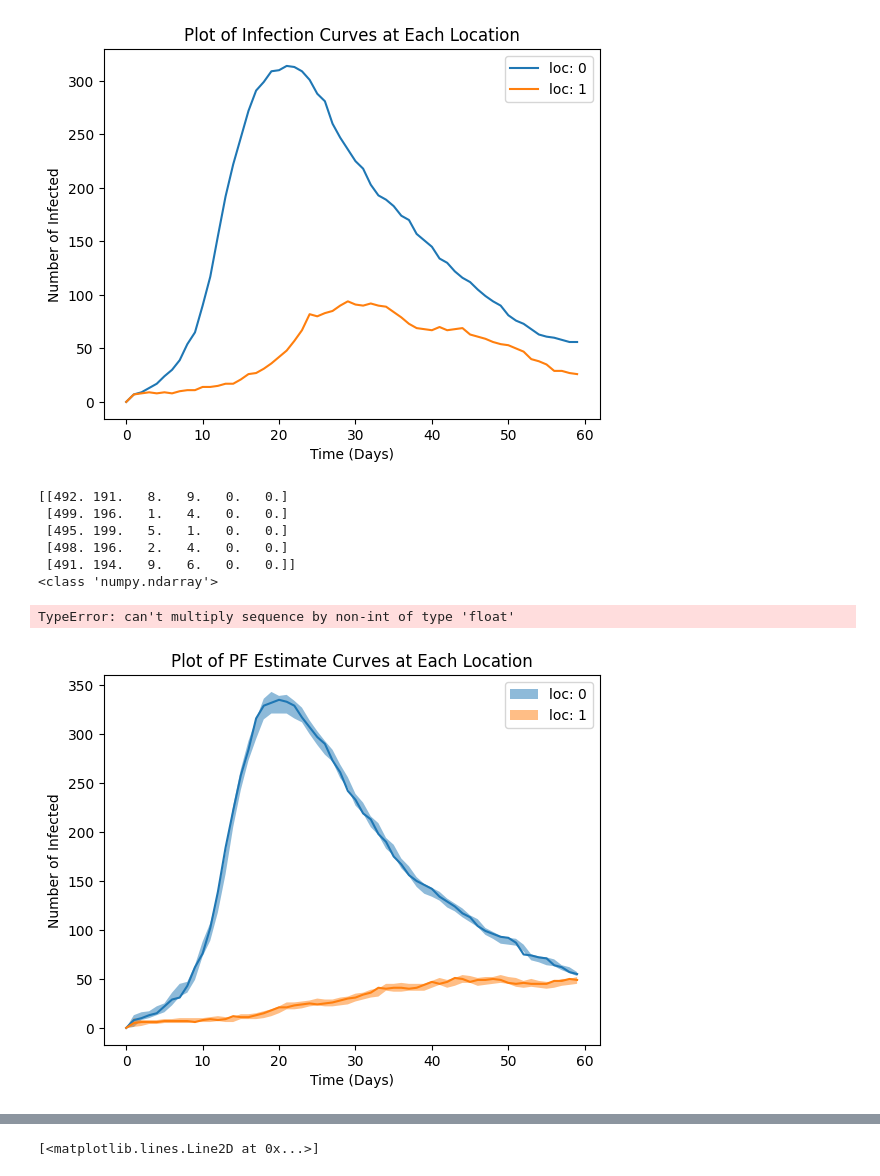
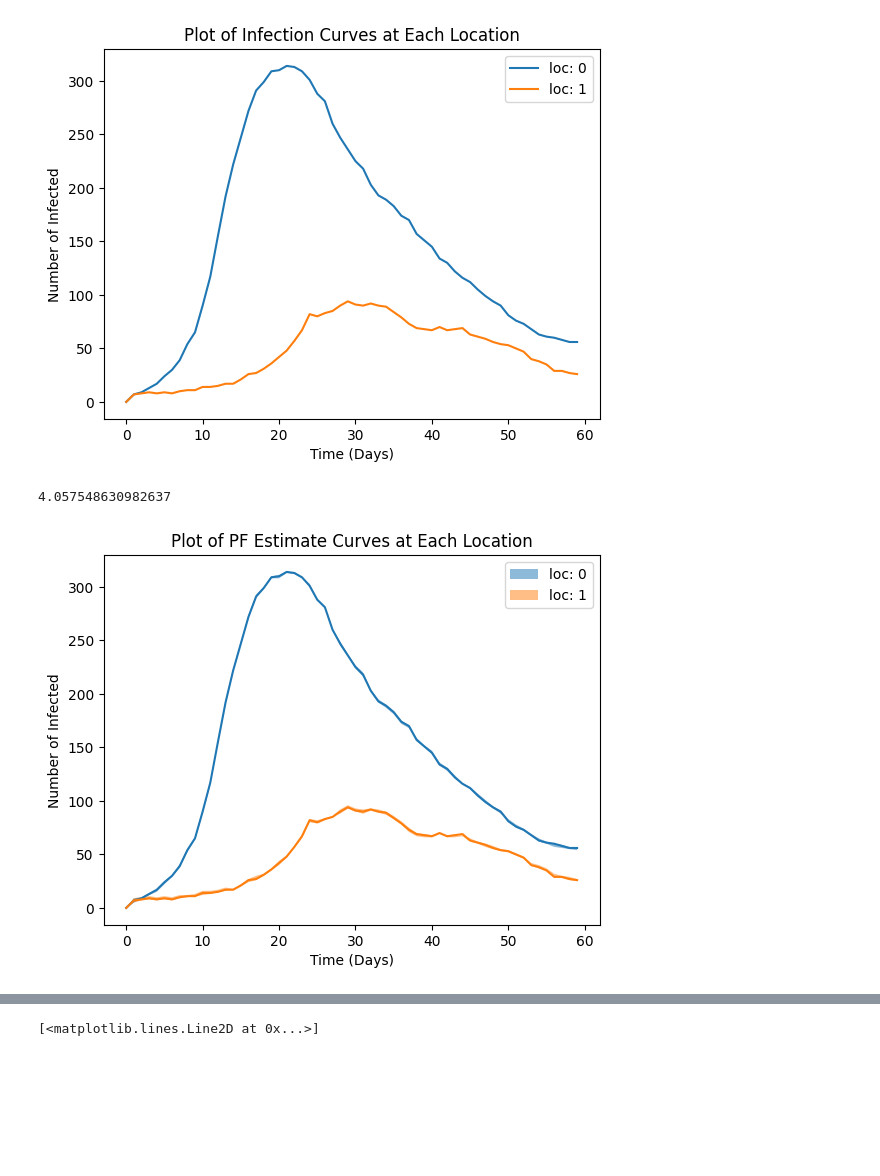
Before and after one commit to Averydx/PMCMC, a Jupyter notebook: examples/PMCMC_Movement.ipynb, the cells around one changed output, grey strips where cells are left out. Drawn from its saved outputs; the diff is of its cells as text; code cells hidden in the pictures; blank space fills up the shorter version.

Commit message:
modified:   examples/PMCMC_Movement.ipynb 	modified:   examples/pmcmc_seir.ipynb 	modified:   pmcmc.py

```diff
--- a/examples/PMCMC_Movement.ipynb
+++ b/examples/PMCMC_Movement.ipynb
@@ -37,7 +37,6 @@ def gen_movement(rng,population,min=0.03, max=0.08, Mov=1, Chain=1):
 day time population. The day time tau leap is moving compartments to different locations.
 We assume that the time clock starts at 8am in the morning. We run the tau leap for 1/3 of the day,
 and then we run the night time tau leap for 2/3 of the day.'''
-
 
 def movers_calc(S,I, mov_ratio):
     '''Performs matrix algebra to compute the number of movers in both the S and I compartments and their destination
@@ -56,8 +55,6 @@ def mover_infection(movement,mov_S, mov_I, beta, tau_day):
     #tau leap for the day time movement infection force
 
     return np.diag(beta)@mov_SI*tau_day
-
-
 
 def SIR_tau_leap(rng, population, movement, initial_cond, theta):
     tau_day = 0.33 # Time step for daytime tau leap
@@ -93,9 +90,8 @@ def SIR_tau_leap(rng, population, movement, initial_cond, theta):
     I = result[:,1,0]-np.sum(mov_I, axis=0).T + mov_ratio@result[:,1,0]
     R = result[:,2,0]
 
-    print(type(theta[0:n]*S*I/population))
     #generate a poisson random number for each time step
-    force_of_infection = rng.poisson(tau_day*theta[0:n]*S*I/population)
+    force_of_infection = rng.poisson(tau_day*np.array(theta[0:n]*S*I/population))
     result[:,0,1] = S - force_of_infection
     #recover rate is 0.2 per day
     force_of_recovery = rng.poisson(theta[-1]*I*tau_day)
@@ -136,7 +132,7 @@ def SIR_tau_leap(rng, population, movement, initial_cond, theta):
     I = result[:,1,1]
     R = result[:,2,1]
     #generate a poisson random number for each time step
-    force_of_infection = rng.poisson(tau_night*theta[0:n]*S*I/population)
+    force_of_infection = rng.poisson(tau_night*np.array(theta[0:n]*S*I/population))
     result[:,0,1] = S - force_of_infection
     #recover rate is 0.2 per day
     force_of_recovery = rng.poisson(theta[-1]*I*tau_night)
@@ -209,7 +209,7 @@ def movement_model(population, movement, particles,observations,t,dt,model_param
 
     return particles,observations
 
-model = partial(movement_model, pop_test, mov_test)
+model = lambda particles,observations,t,dt,model_params,rng: movement_model(pop_test, mov_test,particles,observations,t,dt,model_params,rng)
 
 for t in range(1,60):
     particles_sim[:,:,t] = particles_sim[:,:,t-1]
@@ -264,7 +246,7 @@ def mm_obs(data_point, particle_observations, model_params):
 # %%
 data = particle_observations_sim[0,:,:] #(node,T)
 
-pf_params = {'num_particles':5,
+pf_params = {'num_particles':100,
                       'dt':1.,
                       'model':model,
                       'observation_model':mm_obs,
@@ -284,25 +266,19 @@ output = particlefilter(data = data,
 
 print(perf_counter() - t)
 # %% [output]
-[[492. 191.   8.   9.   0.   0.]
- [499. 196.   1.   4.   0.   0.]
- [495. 199.   5.   1.   0.   0.]
- [498. 196.   2.   4.   0.   0.]
- [491. 194.   9.   6.   0.   0.]]
-<class 'numpy.ndarray'>
+4.057548630982637
-TypeError: can't multiply sequence by non-int of type 'float'
 # %%
 plt.title("Plot of PF Estimate Curves at Each Location")
 plt.xlabel('Time (Days)')
 plt.ylabel("Number of Infected")
 for loc in range(n):
-    plt.fill_between(np.arange((data.shape[1])),np.percentile(particle_observations[:,loc,:].T,5,axis = 1),np.percentile(particle_observations[:,loc,:].T,95,axis = 1),alpha = 0.5,label = f"loc: {loc}")
+    plt.fill_between(np.arange((data.shape[1])),np.percentile(output['particle_observations'][:,loc,:].T,5,axis = 1),np.percentile(output['particle_observations'][:,loc,:].T,95,axis = 1),alpha = 0.5,label = f"loc: {loc}")
     plt.plot(data[loc,:])
     #plot infected compartments for all locations together in one plot
     #add legend to the plot
     #add title to the plot
 plt.legend()
 plt.show()
 # %% [output]
-[figure, old version]
+[figure, new version]
 # %%
```
Also changed, not shown: parts of 4 cells of this notebook, 2 other files.
